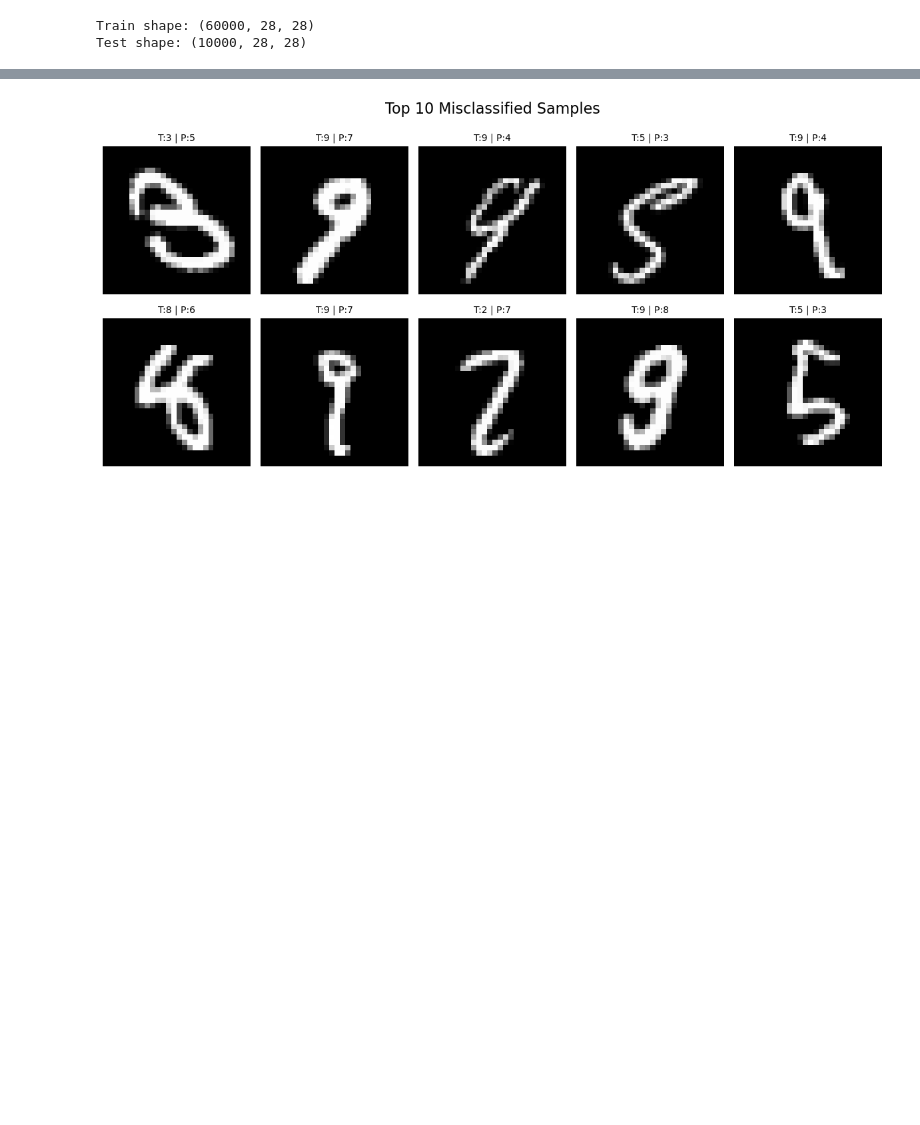
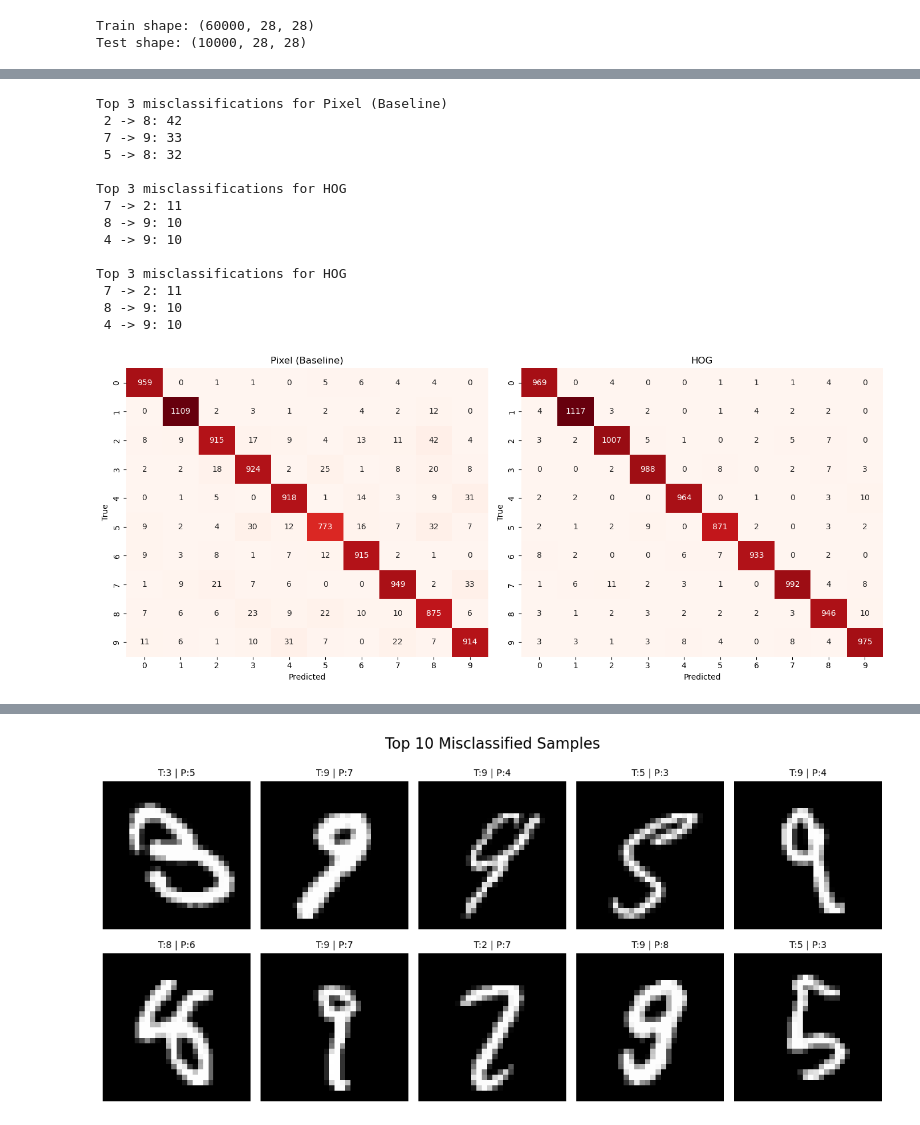
Before and after one commit to Le-Anh-Duy/Intro2ML-Lab02-SoftmaxRegression, a Jupyter notebook: MODELS/notebooks/experiment.ipynb, the cells around one changed output, grey strips where cells are left out. Saved outputs shown, nothing was run; the diff lists cells and outputs as text; code cells hidden in the pictures; blank space fills up the shorter version.

```diff
--- a/MODELS/notebooks/experiment.ipynb
+++ b/MODELS/notebooks/experiment.ipynb
@@ -306,11 +369,0 @@ Visualizing Block Features...
-# %%
-compare_models = ["Pixel (Baseline)", "PCA (k=64)", "HOG", "Edge (Sobel)", "Block (14x14)"]
-
-print(f"\n{'='*20} CONFUSION MATRIX COMPARISON {'='*20}")
-
-for name in compare_models:
-    if name in models:
-        y_pred = models[name].predict(X_test)
-        cm = confusion_matrix(y_test, y_pred, num_classes=10)
-        print(f"Model: {name}")
-        plot_confusion_matrix(cm, class_names=[str(i) for i in range(10)])
@@ -328,0 +370,49 @@ Model: Block (14x14)
+# %%
+# Confusion Matrix Comparison
+
+selected_models = ["Pixel (Baseline)", "HOG"]
+
+fig, axes = plt.subplots(1, 2, figsize=(14, 6))
+
+for idx, name in enumerate(selected_models):
+    if name in models:
+        model = models[name]
+
+        # Predict
+        y_pred = model.predict(X_test)
+
+        cm = np.array(confusion_matrix(y_test, y_pred, num_classes=10))
+        sns.heatmap(cm, annot=True, fmt='d', cmap='Reds', cbar=False, ax=axes[idx])
+        axes[idx].set_title(f'{name}')
+        axes[idx].set_xlabel('Predicted')
+        axes[idx].set_ylabel('True')
+
+        np.fill_diagonal(cm, 0)
+
+        top_errors = np.unravel_index(np.argsort(cm, axis=None)[-3:], cm.shape)
+
+        print(f"\nTop 3 misclassifications for {name}")
+        for i in range(2, -1, -1):
+            true_label = top_errors[0][i]
+            pred_label = top_errors[1][i]
+            count = cm[true_label, pred_label]
+            print(f" {true_label} -> {pred_label}: {count}")
+
+plt.tight_layout()
+plt.show()
+# %% [output]
+Top 3 misclassifications for Pixel (Baseline)
+ 2 -> 8: 42
+ 7 -> 9: 33
+ 5 -> 8: 32
+
+Top 3 misclassifications for HOG
+ 7 -> 2: 11
+ 8 -> 9: 10
+ 4 -> 9: 10
+
+Top 3 misclassifications for HOG
+ 7 -> 2: 11
+ 8 -> 9: 10
+ 4 -> 9: 10
+[figure, added]
```
Also changed, not shown: parts of 19 cells of this notebook, 5 other files.
